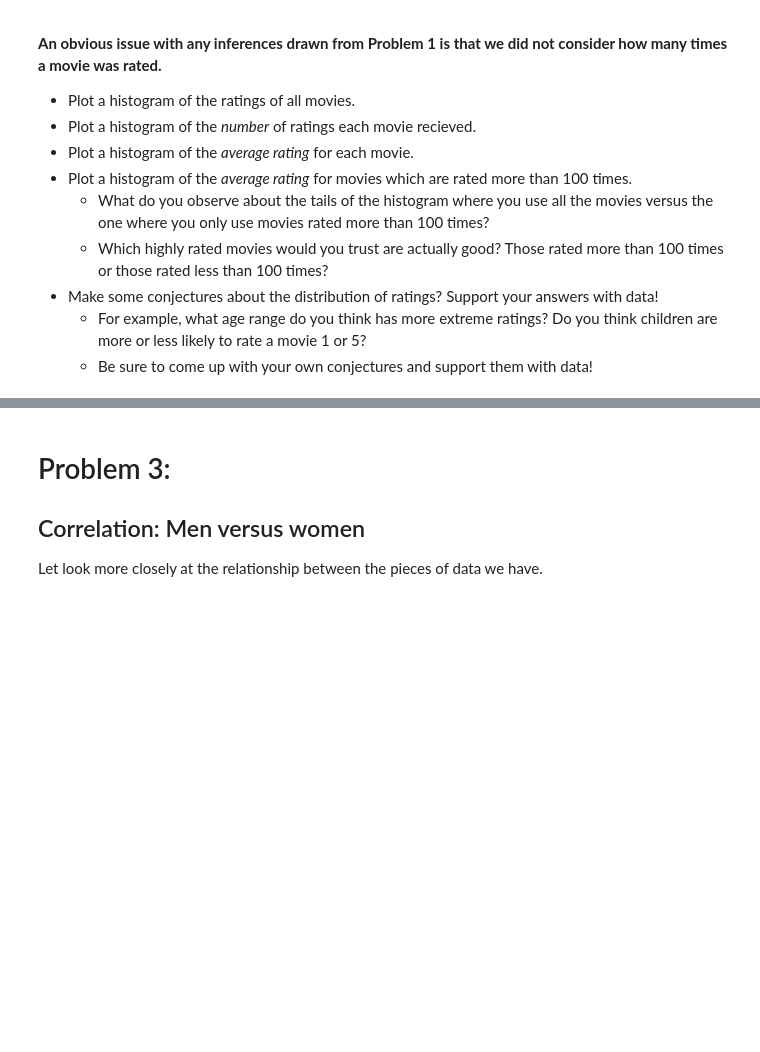
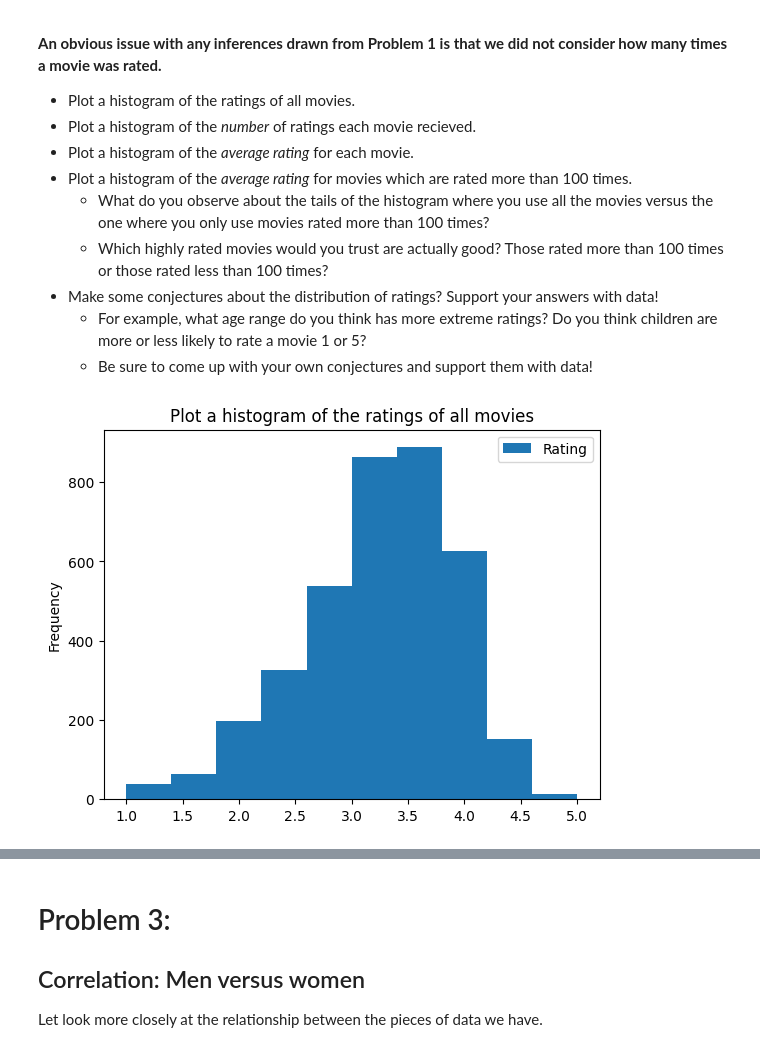
Before and after one commit to MOOwuttichai/project_dataWDkku, a Jupyter notebook: Project2_66.ipynb, the cells around one changed output, grey strips where cells are left out. Drawn from its saved outputs; the diff is of its cells as text; code cells hidden in the pictures; blank space fills up the shorter version.

```diff
--- a/Project2_66.ipynb
+++ b/Project2_66.ipynb
@@ -161,0 +186,14 @@ dtype: int64
+# %%
+#-------------------------------
+# Your code goes here.
+# Add as many cells as you need
+#-------------------------------
+#Plot a histogram of the ratings of all movies
+rating_hist = df_use[['Title','Rating']]
+T_rating_hist = rating_hist.groupby('Title').mean()
+T_rating_hist.plot.hist(title='Plot a histogram of the ratings of all movies')
+#Plot a histogram of the number of ratings each movie recieved.
+rating_hist1 = df_use[['Title','Rating']]
+T_rating_hist1 = rating_hist1.groupby('Title').median()
+# %% [output]
+[figure, added]
```
Also changed, not shown: parts of 11 cells of this notebook.
